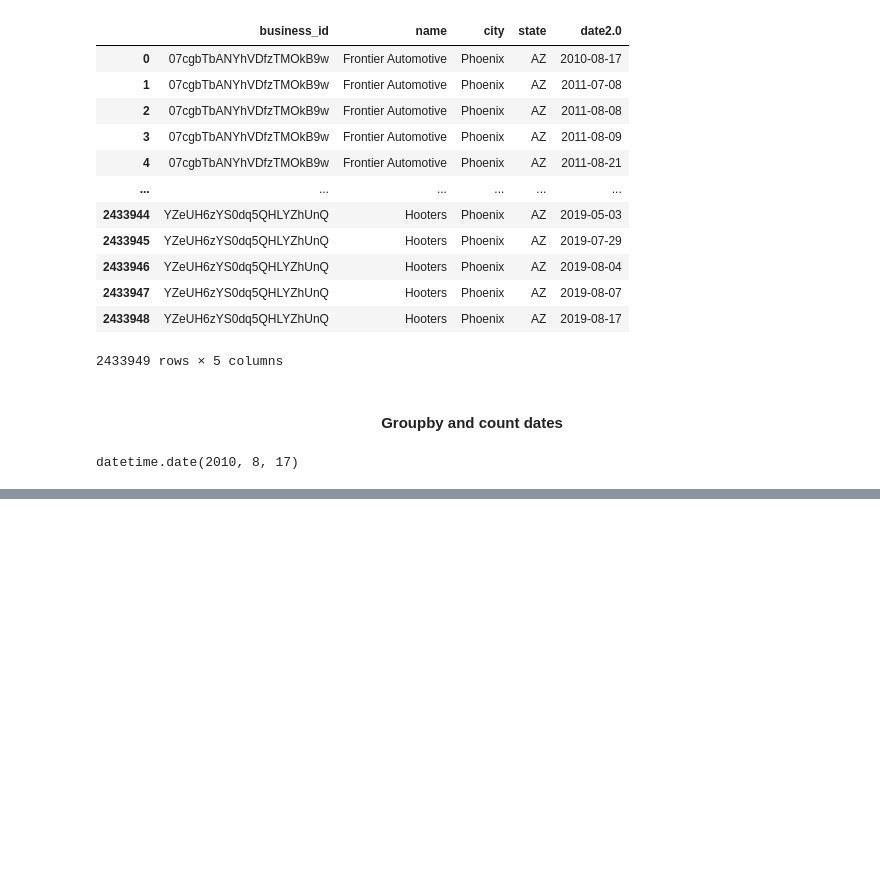
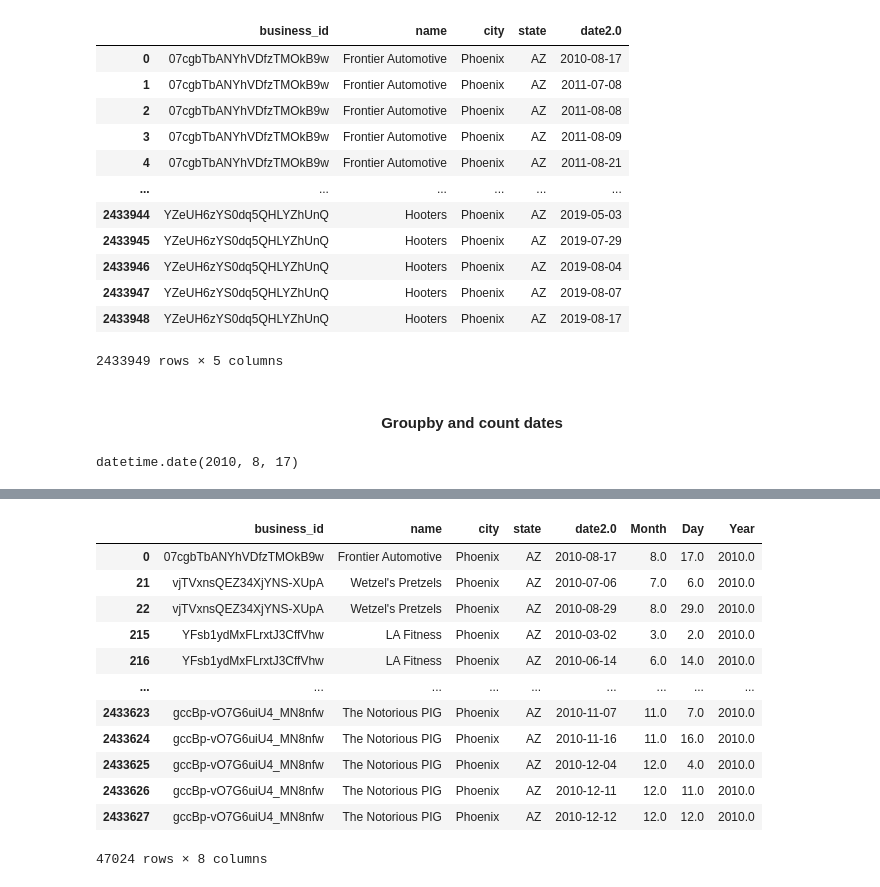
Before and after one commit to egitit/Yelp_Business_Check-ins_and_The-Weather, a Jupyter notebook: yelp_checkin_eda.ipynb, the cells around one changed output, grey strips where cells are left out. Saved outputs shown, nothing was run; the diff lists cells and outputs as text; code cells hidden in the pictures; blank space fills up the shorter version.

```diff
--- a/yelp_checkin_eda.ipynb
+++ b/yelp_checkin_eda.ipynb
@@ -392,0 +463,18 @@ test
+# %%
+checkins_2010 = phx_checkins.loc[phx_checkins['Year'] == 2010]
+# %%
+checkins_2010
+# %% [output]
+|  | business_id | name | city | state | date2.0 | Month | Day | Year |
+| 0 | 07cgbTbANYhVDfzTMOkB9w | Frontier Automotive | Phoenix | AZ | 2010-08-17 | 8.0 | 17.0 | 2010.0 |
+| 21 | vjTVxnsQEZ34XjYNS-XUpA | Wetzel's Pretzels | Phoenix | AZ | 2010-07-06 | 7.0 | 6.0 | 2010.0 |
+| 22 | vjTVxnsQEZ34XjYNS-XUpA | Wetzel's Pretzels | Phoenix | AZ | 2010-08-29 | 8.0 | 29.0 | 2010.0 |
+| 215 | YFsb1ydMxFLrxtJ3CffVhw | LA Fitness | Phoenix | AZ | 2010-03-02 | 3.0 | 2.0 | 2010.0 |
+| 216 | YFsb1ydMxFLrxtJ3CffVhw | LA Fitness | Phoenix | AZ | 2010-06-14 | 6.0 | 14.0 | 2010.0 |
+| ... | ... | ... | ... | ... | ... | ... | ... | ... |
+| 2433623 | gccBp-vO7G6uiU4_MN8nfw | The Notorious PIG | Phoenix | AZ | 2010-11-07 | 11.0 | 7.0 | 2010.0 |
+| 2433624 | gccBp-vO7G6uiU4_MN8nfw | The Notorious PIG | Phoenix | AZ | 2010-11-16 | 11.0 | 16.0 | 2010.0 |
+| 2433625 | gccBp-vO7G6uiU4_MN8nfw | The Notorious PIG | Phoenix | AZ | 2010-12-04 | 12.0 | 4.0 | 2010.0 |
+| 2433626 | gccBp-vO7G6uiU4_MN8nfw | The Notorious PIG | Phoenix | AZ | 2010-12-11 | 12.0 | 11.0 | 2010.0 |
+| 2433627 | gccBp-vO7G6uiU4_MN8nfw | The Notorious PIG | Phoenix | AZ | 2010-12-12 | 12.0 | 12.0 | 2010.0 |
+47024 rows × 8 columns
```
Also changed, not shown: parts of 21 cells of this notebook, 1 other file.
